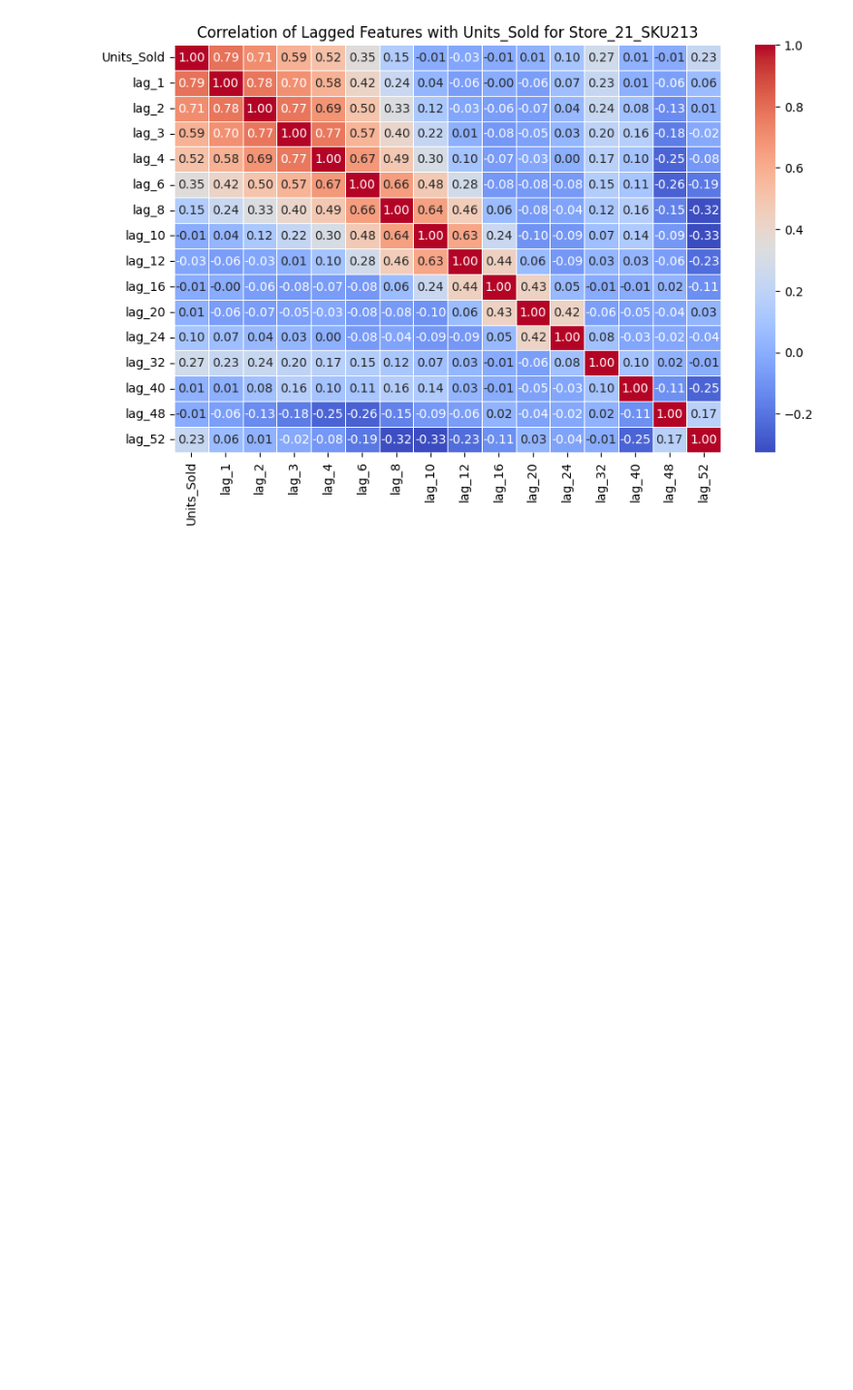
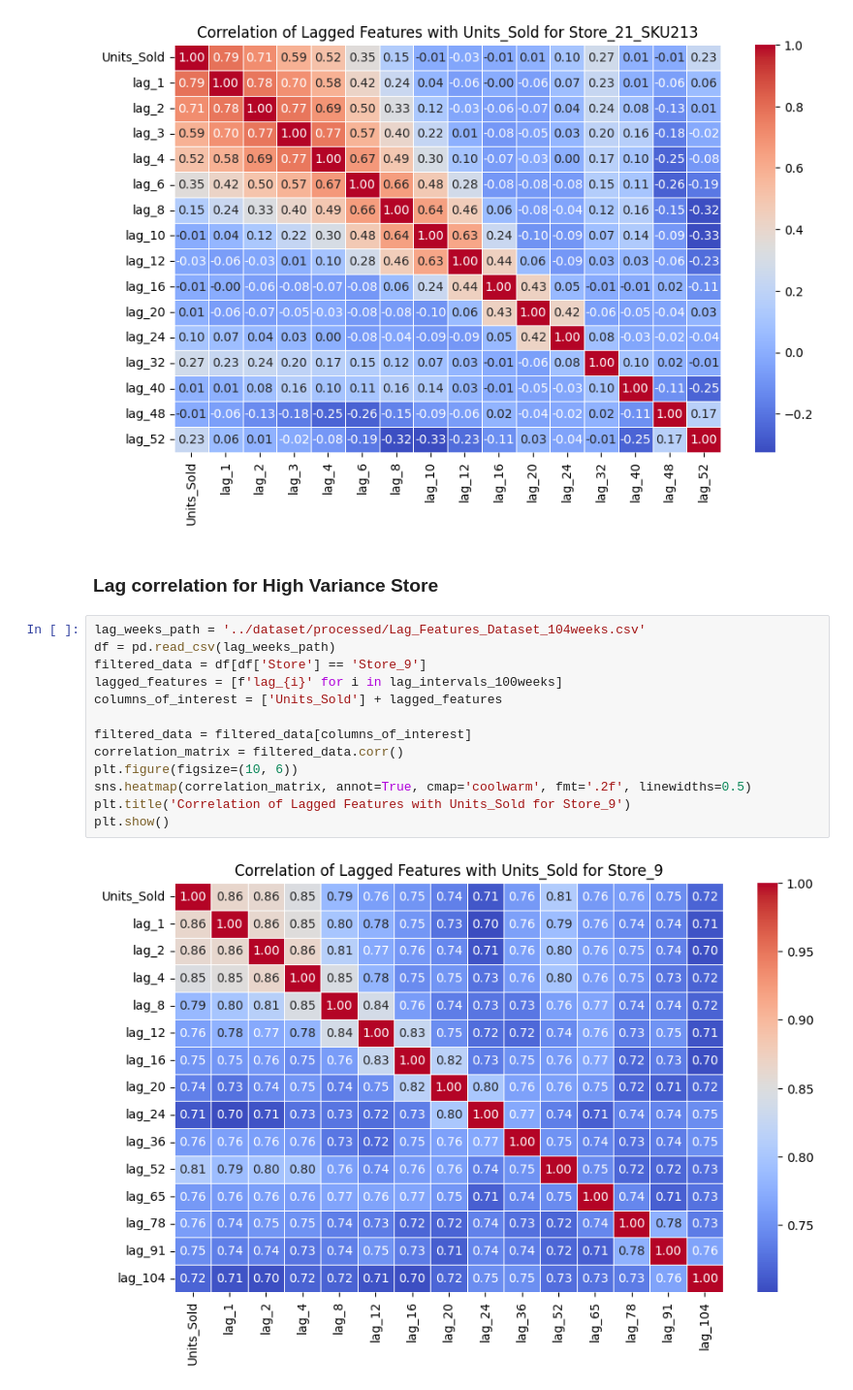
Before and after one commit to shubhi/deloitte-capstone-demand-forecasting, a Jupyter notebook: notebooks/data_analysis.ipynb, the cells around one changed output. Shown at 97% size. Cells and saved outputs as stored; diff of their text form; blank space fills up the shorter version.

Commit message:
Changes to be committed: 	modified:   notebooks/data_analysis.ipynb

```diff
--- a/notebooks/data_analysis.ipynb
+++ b/notebooks/data_analysis.ipynb
@@ -527,3 +529,20 @@ plt.title('Correlation of Lagged Features with Units_Sold for Store_21_SKU213')
 plt.show()
 # %% [output]
 [figure]
+# %% [markdown]
+### Lag correlation for High Variance Store
+# %%
+lag_weeks_path = '../dataset/processed/Lag_Features_Dataset_104weeks.csv'
+df = pd.read_csv(lag_weeks_path)
+filtered_data = df[df['Store'] == 'Store_9']
+lagged_features = [f'lag_{i}' for i in lag_intervals_100weeks]
+columns_of_interest = ['Units_Sold'] + lagged_features
+
+filtered_data = filtered_data[columns_of_interest]
+correlation_matrix = filtered_data.corr()
+plt.figure(figsize=(10, 6))
+sns.heatmap(correlation_matrix, annot=True, cmap='coolwarm', fmt='.2f', linewidths=0.5)
+plt.title('Correlation of Lagged Features with Units_Sold for Store_9')
+plt.show()
+# %% [output]
+[figure, added]
```
Also changed, not shown: parts of 5 cells of this notebook.
